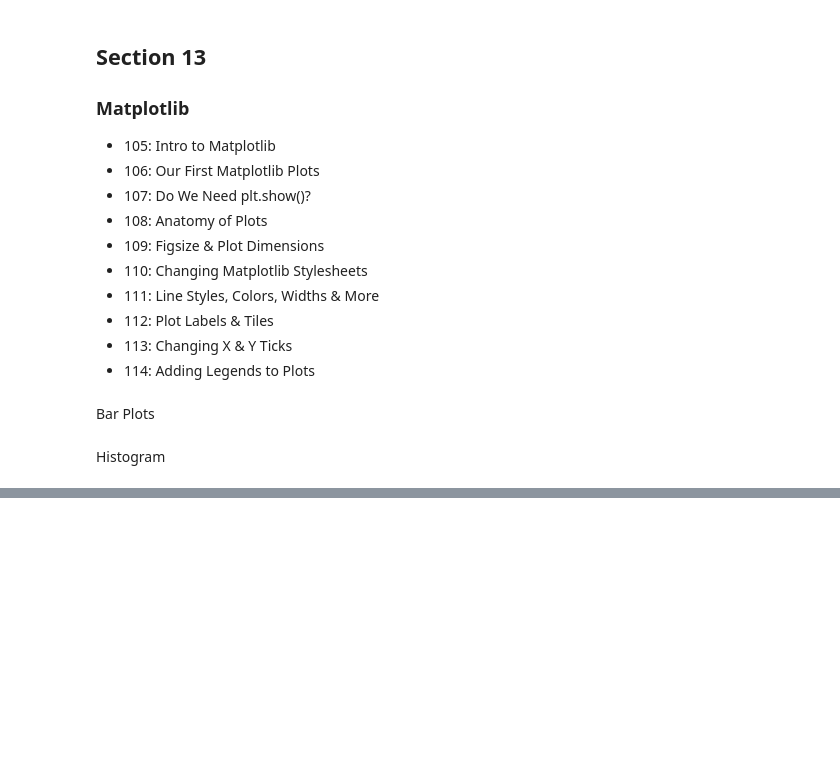
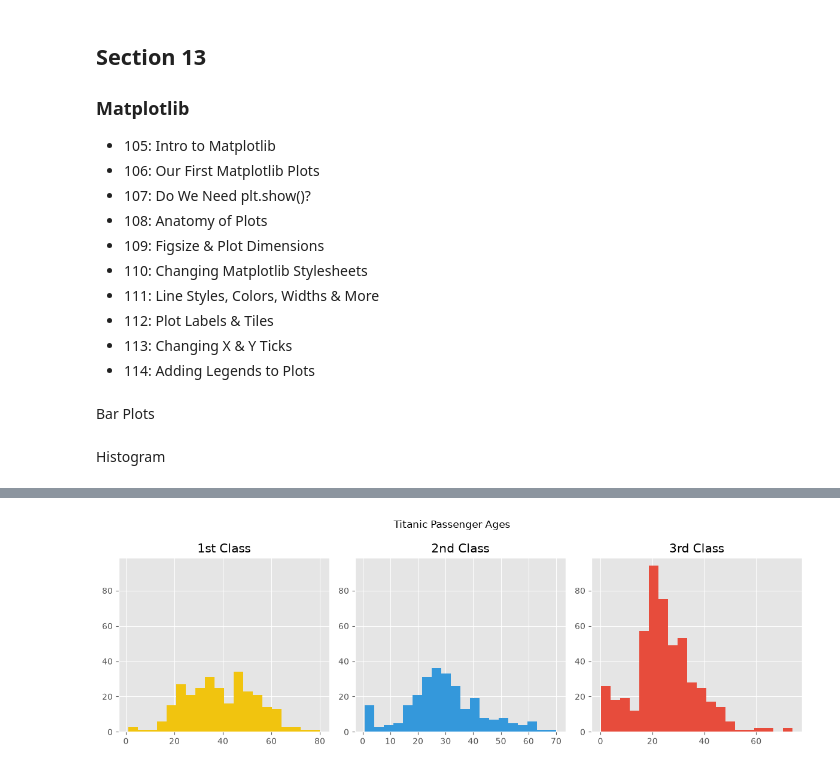
Before and after one commit to fernanda-schmidt/python-data-analysis-visualization, a Jupyter notebook: notebooks/section13.ipynb, the cells around one changed output, grey strips where cells are left out. Saved outputs shown, nothing was run; the diff lists cells and outputs as text; code cells hidden in the pictures; blank space fills up the shorter version.

```diff
--- a/notebooks/section13.ipynb
+++ b/notebooks/section13.ipynb
@@ -193,0 +246,23 @@ plt.pie(prices, labels=labels, autopct='%1.2f%%', explode=(0,0,0.1,0))
+# %%
+first_class = titanic[titanic["pclass"] == 1]["age"]
+second_class = titanic[titanic["pclass"] == 2]["age"]
+third_class = titanic[titanic["pclass"] == 3]["age"]
+
+plt.figure(figsize=(12,4))
+ax = plt.subplot(1, 3, 1)
+plt.hist(first_class, color="#f1c40f", bins=20)
+plt.title('1st Class')
+
+plt.subplot(1, 3, 2, sharey=ax)
+plt.hist(second_class, color="#3498db", bins=20)
+plt.title('2nd Class')
+
+plt.subplot(1, 3, 3, sharey=ax)
+plt.hist(third_class, color="#e74c3c", bins=20)
+plt.title('3rd Class')
+
+
+plt.suptitle("Titanic Passenger Ages")
+plt.tight_layout()
+# %% [output]
+[figure, added]
```
Also changed, not shown: parts of 5 cells of this notebook.
